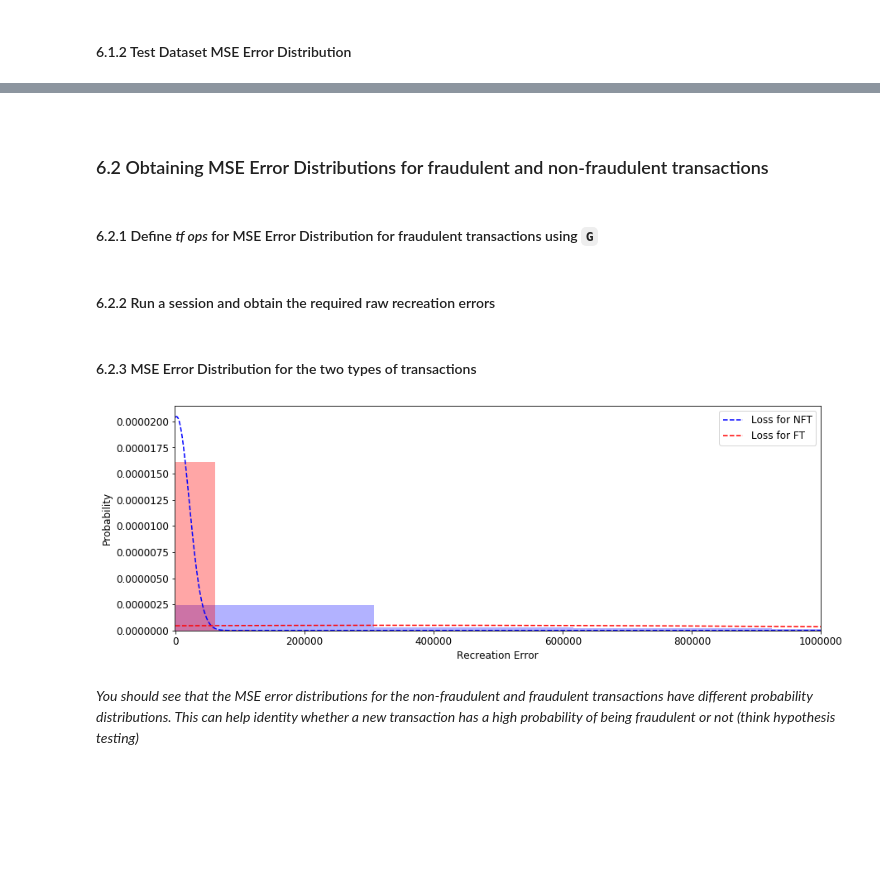
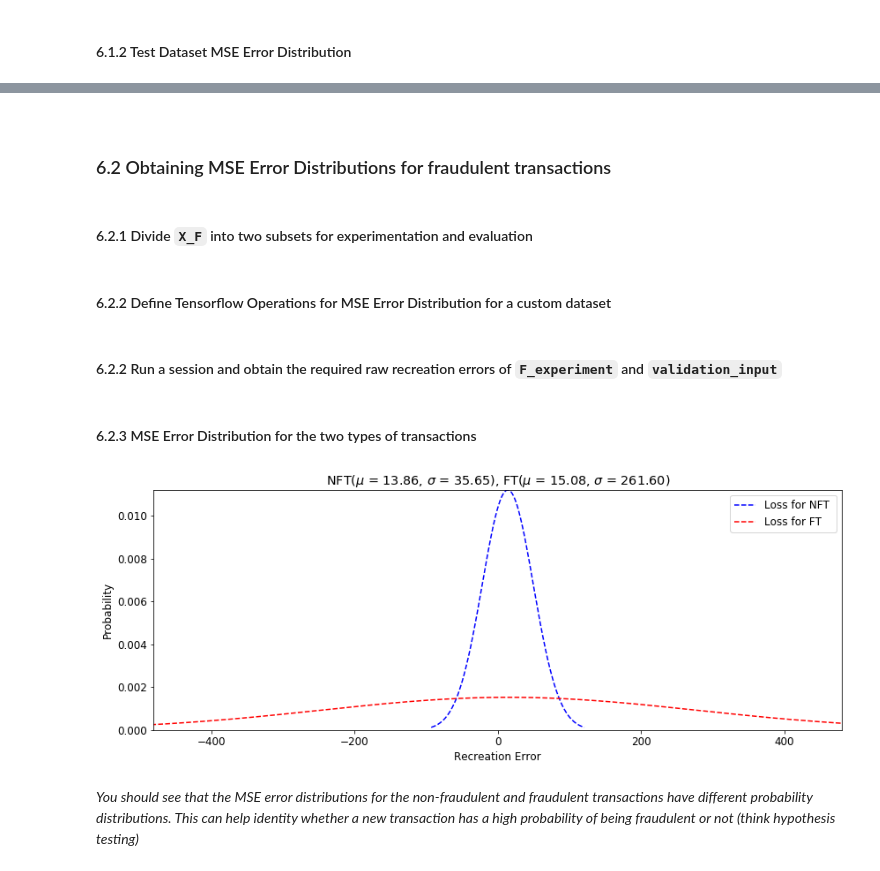
Before and after one commit to Dexter1618/DeepLearningAcademy, a Jupyter notebook: Project02/Fraud_Detection.ipynb, the cells around one changed output, grey strips where cells are left out. Drawn from its saved outputs; the diff is of its cells as text; code cells hidden in the pictures; blank space fills up the shorter version.

Commit message:
Revised MSE Error Distribution Plots

```diff
--- a/Project02/Fraud_Detection.ipynb
+++ b/Project02/Fraud_Detection.ipynb
@@ -677,6 +677,9 @@ with G.as_default():
 
         validation_recreation_error_summary = tf.summary.scalar(name = "val_recreation_error",
                                                                 tensor = val_recreation_error)
+
+        validation_recreation_error_raw_summary = tf.summary.histogram("val_recreation_error_raw",
+                                                                       val_recreation_error_raw)
 # %% [markdown]
 #### 5.2.6 Perform a backpass using `train_recreation_error`
 # %%
@@ -885,12 +888,15 @@ with tf.Session(graph = G, config = config) as session:
 
         # compute the validation loss
         L2 = session.run(val_recreation_error)
+        L2_raw = session.run(validation_recreation_error_raw_summary)
 
         # obtain a live summary object containing data dump for val_recreation_loss
         L2_summary = session.run(validation_recreation_error_summary)
+        L2_raw_summary = session.run(validation_recreation_error_raw_summary)
 
         # dump L2_summary and mark it with iteration id = k
         writer.add_summary(L2_summary, k)
+        writer.add_summary(L2_raw_summary, k)
 
         # make sure the any pending dumping work on the summary writer object is cleared
         writer.flush()
@@ -1022,4 +1030,6 @@ plt.show()
 # %% [markdown]
 <br>
 
-### 6.2 Obtaining MSE Error Distributions for fraudulent and non-fraudulent transactions
+### 6.2 Obtaining MSE Error Distributions for fraudulent transactions
+# %% [markdown]
+#### 6.2.1 Divide `X_F` into two subsets for experimentation and evaluation
@@ -1026,5 +1043,5 @@ plt.show()
 # %% [markdown]
-#### 6.2.1 Define _tf ops_ for MSE Error Distribution for fraudulent transactions using `G`
+#### 6.2.2 Define Tensorflow Operations for MSE Error Distribution for a custom dataset
 # %%
 with G.as_default():
 
@@ -1052,5 +1063,5 @@ with G.as_default():
 # %% [markdown]
-#### 6.2.2 Run a session and obtain the required raw recreation errors
+#### 6.2.2 Run a session and obtain the required raw recreation errors of `F_experiment` and `validation_input`
 # %%
 with tf.Session(graph = G) as session:
 
@@ -1058,19 +1069,11 @@ with tf.Session(graph = G) as session:
     save_graph_state.restore(session, model_dump_path)
     clear_output()
 
-    # you will need to start the iterator so that they are ready to
-    # flow-transfer data into the graph
-    # ("Open the taps for the validation and test dataset")
     session.run(validation_tap.initializer)
-    session.run(test_tap.initializer)
-
-    # get the untouched MSE test error
-    test_error_raw = session.run(test_recreation_error_raw)
 
     # get the untouched validation MSE error
     validation_error_raw = session.run(val_recreation_error_raw)
 
-    # get the untouched custom dataset MSE error
-    FT_error_raw = session.run(FT_recreation_error_raw,
-                               feed_dict = {FT_input:np.array(X_F, dtype = np.float32),
-                                            custom_test_batch_size:X_F.shape[0]})
+    # get the untouched MSE error for `F_experiment`
+    F_experiment_error_raw = session.run(T_recreation_error_raw,
+                                         feed_dict = {T_input:np.array(F_experiment, dtype = np.float32)})
@@ -1081,33 +1082,48 @@ NFT_error_raw = np.append(validation_error_raw, test_error_raw, axis = 0)
 # %%
 from scipy.stats import norm
 
 # Fit a normal distribution to the data
-FT_mean, FT_std = norm.fit(FT_error_raw)
-NFT_mean, NFT_std = norm.fit(NFT_error_raw)
-
-# plot the histogram.
-plt.hist(FT_error_raw, bins = 25, density = True, alpha = 0.3, color = "b")
-plt.hist(NFT_error_raw, bins = 25, density = True, alpha = 0.35, color = "r")
+FT_mean, FT_std = norm.fit(F_experiment_error_raw)
+NFT_mean, NFT_std = norm.fit(validation_error_raw)
 
 # Plot the PDF for non-fraudulent transactions
-xmin, xmax = np.min(NFT_error_raw), np.max(NFT_error_raw)
-x = np.linspace(xmin, xmax, 1000)
-pdf = norm.pdf(x, NFT_mean, NFT_std)
-plt.plot(x, pdf, "b--", linewidth = 1.5)
+NFT_x = np.linspace(NFT_mean - 3 * NFT_std , NFT_mean + 3 * NFT_std, 1000)
+NFT_pdf = norm.pdf(NFT_x, NFT_mean, NFT_std)
+plt.plot(NFT_x, NFT_pdf, "b--", linewidth = 1.5)
 
 # Plot the PDF for fraudulent transactions
-xmin, xmax = np.min(FT_error_raw), np.max(FT_error_raw)
-x = np.linspace(xmin, xmax, 1000)
-pdf = norm.pdf(x, FT_mean, FT_std)
-plt.plot(x, pdf, "r--", linewidth = 1.5)
+FT_x = np.linspace(FT_mean - 3 * FT_std , FT_mean + 3 * FT_std, 1000)
+FT_pdf = norm.pdf(FT_x, FT_mean, FT_std)
+plt.plot(FT_x, FT_pdf, "r--", linewidth = 1.5)
+
+
+# set xlim
+min_mean = np.min([NFT_mean, FT_mean])
+min_std = np.min([NFT_std, FT_std])
+xlim_start = min_mean - 2 * min_std
+max_mean = np.max([NFT_mean, FT_mean])
+max_std = np.max([NFT_std, FT_std])
+xlim_end = max_mean + 2 * max_std
+plt.xlim([-xlim_start - xlim_end, xlim_start + xlim_end])
+
+
+# set ylim
+plt.ylim([0, max(max(NFT_pdf), max(FT_pdf))])
+
+
+# add labels
 
 plt.xlabel("Recreation Error")
 plt.ylabel("Probability")
-plt.legend(["Loss for NFT", "Loss for FT"])
-plt.xlim([-1e3, 1e6])
+plt.legend(["Loss for NFT ", "Loss for FT"])
+title = "NFT($\mu$ = %0.02f, $\sigma$ = %0.02f), FT($\mu$ = %0.02f, $\sigma$ = %0.02f)" % (NFT_mean,
+                                                                                           NFT_std,
+                                                                                           FT_mean,
+                                                                                           FT_std)
+plt.title(title)
 
 plt.show()
 # %% [output]
-[figure, old version]
+[figure, new version]
 # %% [markdown]
 _You should see that the MSE error distributions for the non-fraudulent and fraudulent transactions have different probability distributions. This can help identity whether a new transaction has a high probability of being fraudulent or not (think hypothesis testing)_
```
Also changed, not shown: parts of 26 cells of this notebook.
